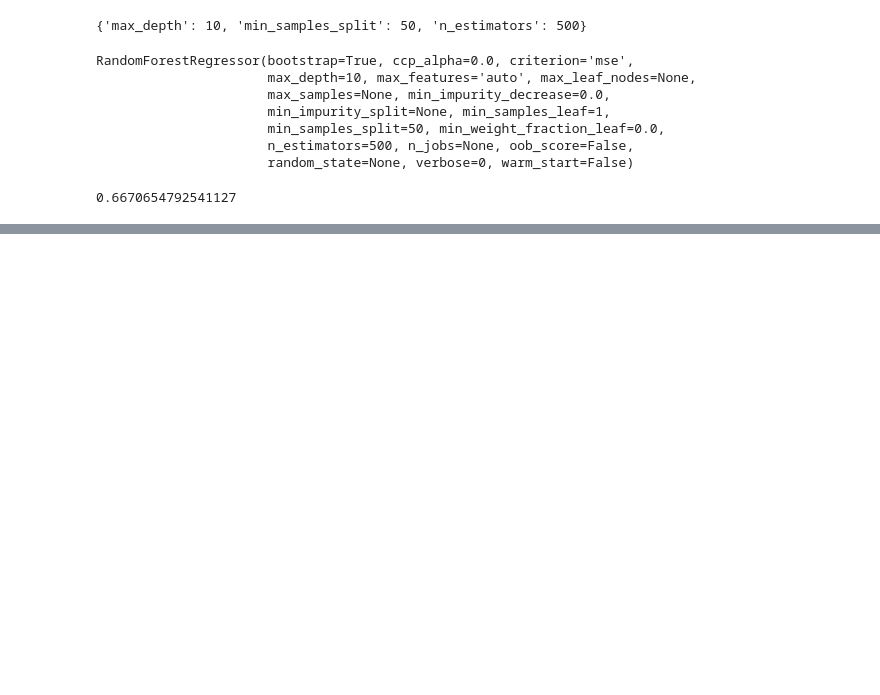
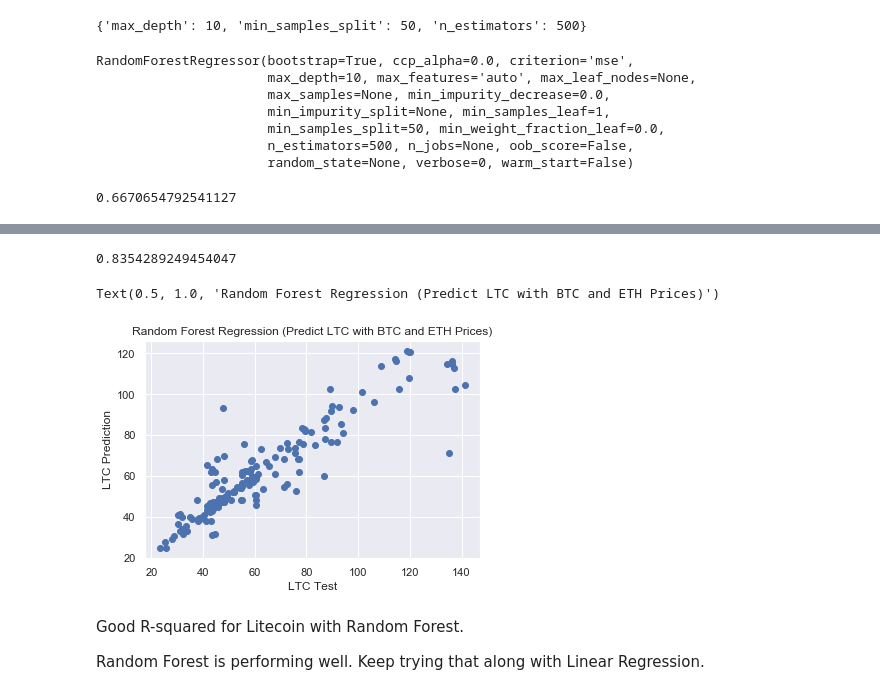
Before and after one commit to hank-butler/Third-Capstone, a Jupyter notebook: Third_Capstone_Modeling.ipynb, the cells around one changed output, grey strips where cells are left out. Saved outputs shown, nothing was run; the diff lists cells and outputs as text; code cells hidden in the pictures; blank space fills up the shorter version.

Commit message:
Tried various models, added volume to regression

```diff
--- a/Third_Capstone_Modeling.ipynb
+++ b/Third_Capstone_Modeling.ipynb
@@ -681,0 +723,6 @@ rand_for.score(X_test, y_test)
+# %%
+rand_for2 = RandomForestRegressor(max_depth = 25,
+                                min_samples_split = 10,
+                                n_estimators = 200)
+# %%
+rand_for2.fit(X_train, y_train)
@@ -681,0 +737,20 @@ rand_for.score(X_test, y_test)
+# %%
+rand_for2.score(X_test, y_test)
+# %% [output]
+0.8354289249454047
+# %%
+y_pred = rand_for2.predict(X_test)
+# %%
+y_pred = pd.Series(y_pred)
+# %%
+plt.scatter(y_test, y_pred)
+plt.xlabel("LTC Test")
+plt.ylabel("LTC Prediction")
+plt.title("Random Forest Regression (Predict LTC with BTC and ETH Prices)")
+# %% [output]
+Text(0.5, 1.0, 'Random Forest Regression (Predict LTC with BTC and ETH Prices)')
+[figure, added]
+# %% [markdown]
+Good R-squared for Litecoin with Random Forest.
+
+Random Forest is performing well. Keep trying that along with Linear Regression.
```
Also changed, not shown: parts of 91 cells of this notebook.
